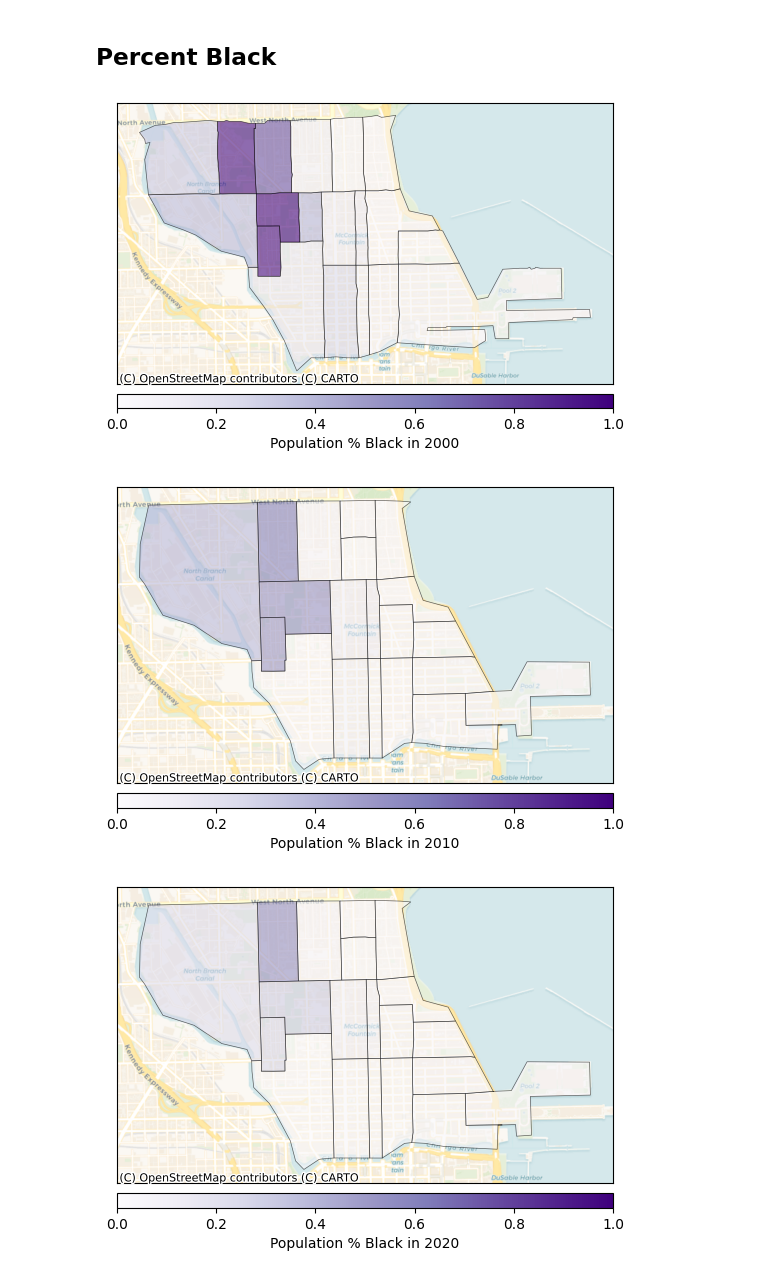
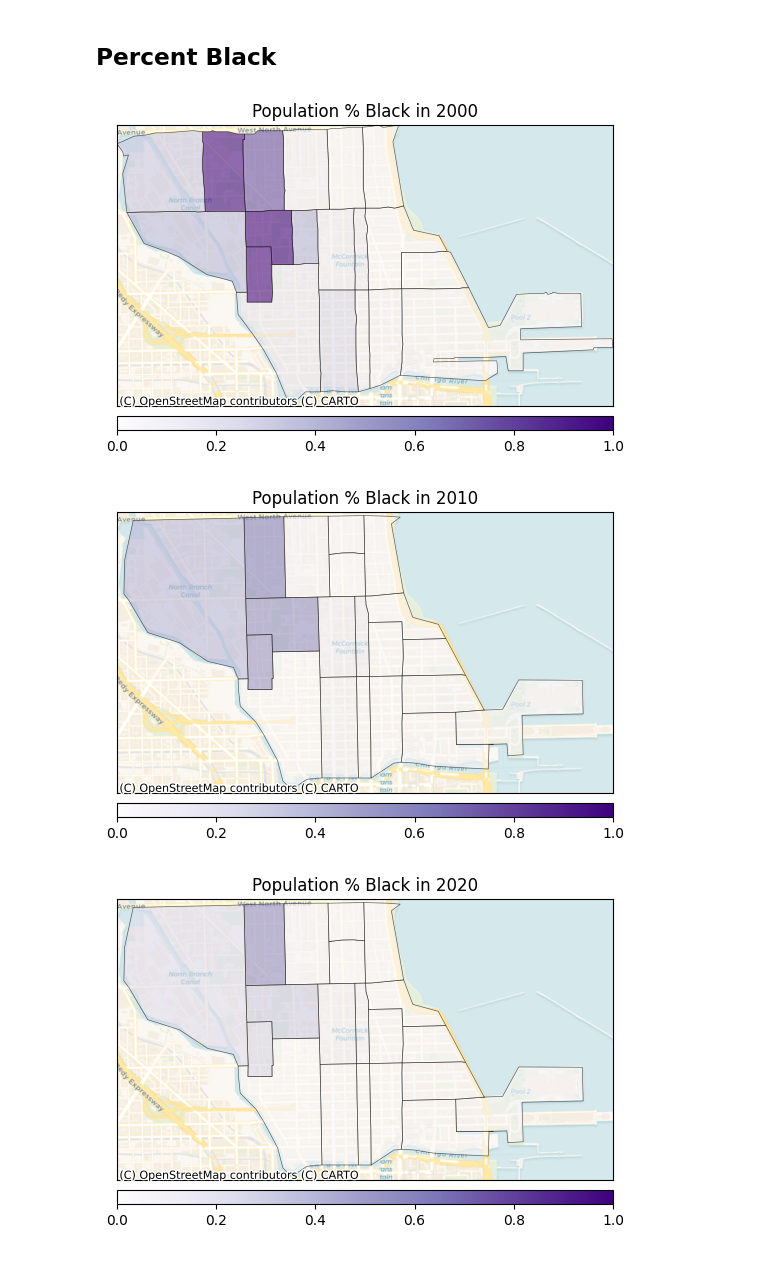
Before and after one commit to bryantco/near-north-demographics, a Jupyter notebook: main.ipynb, the cells around one changed output. Drawn from its saved outputs; the diff is of its cells as text; code cells hidden in the pictures.

Commit message:
feat: add gif for pct black

```diff
--- a/main.ipynb
+++ b/main.ipynb
@@ -361,11 +362,12 @@ for year in [2000, 2010, 2020]:
         vmin=0.0,
         vmax=1.0,
         legend_kwds={
-            "label": "Diversity in " + str(year),
             "orientation": "horizontal"
         },
     )
 
+    title = "Diversity in " + str(year)
+    ax.set_title(title)
     # Remove tick labels and ticks
     plot_diversity.set_xticks([])
     plot_diversity.set_yticks([])
@@ -411,11 +413,12 @@ for year in [2000, 2010, 2020]:
         vmin=0.0,
         vmax=1.0,
         legend_kwds={
-            "label": "Integration in " + str(year),
             "orientation": "horizontal"
         },
     )
 
+    title = "Integration in " + str(year)
+    ax.set_title(title)
     # Remove tick labels and ticks
     plot_integration.set_xticks([])
     plot_integration.set_yticks([])
@@ -439,10 +442,16 @@ for year in [2000, 2010, 2020]:
 # %%
 path_pct_black = Path('_assets/pct_black/')
 path_pct_black.mkdir(parents=True, exist_ok=True)
+# Save file names in a list to combine later
+filenames = []
+
+# Compute a common bb for the map for each year
+df_stacked = df_stacked.to_crs(epsg=3857) # needed to work with cx
+
+xmin, ymin, xmax, ymax = df_stacked[df_stacked['year'] == 2000].total_bounds
 
 for year in [2000, 2010, 2020]:
     df_to_plot = df_stacked[df_stacked['year'] == year]
-    df_to_plot = df_to_plot.to_crs(epsg=3857) # needed to work with cx
 
     # Plot ----
     fig, ax = plt.subplots(1, 1)
@@ -452,35 +461,40 @@ for year in [2000, 2010, 2020]:
     plot_pct_black = df_to_plot.plot(
         column='race_black_pct',
         ax=ax,
         edgecolor='black',
         alpha=0.6,
         linewidth=0.5,
         cmap='Purples',
         legend=True,
         cax=cax,
         vmin=0.0,
         vmax=1.0,
         legend_kwds={
-            "label": "Population % Black in " + str(year),
             "orientation": "horizontal"
         },
     )
+
+    title = "Population % Black in " + str(year)
+    ax.set_title(title)
+    ax.set_xlim(xmin, xmax)
+    ax.set_ylim(ymin, ymax)
 
     # Remove tick labels and ticks
     plot_pct_black.set_xticks([])
     plot_pct_black.set_yticks([])
     plot_pct_black.set_xticklabels([])
     plot_pct_black.set_yticklabels([])
 
     # Keep the frame (border)
     for spine in plot_pct_black.spines.values():
         spine.set_visible(True)
     cx.add_basemap(plot_pct_black, source=cx.providers.CartoDB.Voyager)
 
     # Save in assets
     filename = f'_assets/pct_black/plot_pct_black_{year}.png'
-    plt.savefig(filename, bbox_inches = 'tight')
+    plt.savefig(filename, bbox_inches='tight')
+    filenames.append(filename)
 # %% [output]
-[figure, old version]
+[figure, new version]
-[figure, old version]
+[figure, new version]
-[figure, old version]
+[figure, new version]
```
Also changed, not shown: parts of 6 cells of this notebook, 12 other files.
